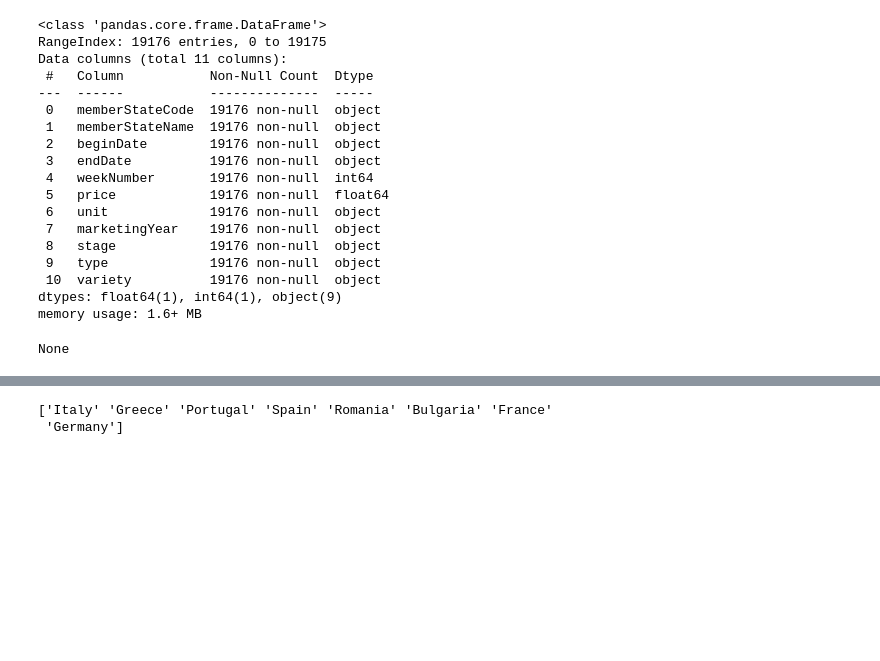
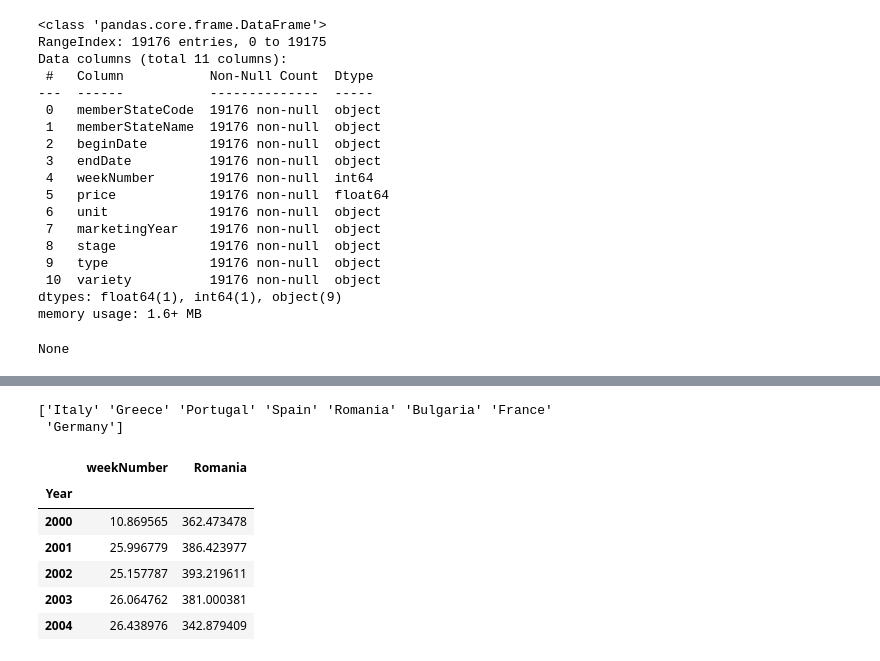
Before and after one commit to JohnsenClasses/final-project-schneider-thapa-koirala, a Jupyter notebook: euriceinfo.ipynb, the cells around one changed output, grey strips where cells are left out. Saved outputs shown, nothing was run; the diff lists cells and outputs as text; code cells hidden in the pictures; blank space fills up the shorter version.

```diff
--- a/euriceinfo.ipynb
+++ b/euriceinfo.ipynb
@@ -78,25 +74,33 @@ display(df_ricebyyear.sort_values("memberStateName"))
 # %%
 #Filtering data for rice price in each country
 print(df_ricebyyear.memberStateName.unique())
 df_Italy=df_ricebyyear[["memberStateName", "price"]].query("memberStateName=='Italy'")
 Italy=df_Italy.groupby(["Year"]).mean().rename(columns={"price":"Italy"})
 df_Greece=df_ricebyyear[["memberStateName", "price"]].query("memberStateName=='Greece'")
 Greece=df_Greece.groupby(["Year"]).mean().rename(columns={"price":"Greece"})
 df_Spain=df_ricebyyear[["memberStateName", "price"]].query("memberStateName=='Spain'")
 Spain=df_Spain.groupby(["Year"]).mean().rename(columns={"price":"Spain"})
 df_Portugal=df_ricebyyear[["memberStateName", "price"]].query("memberStateName=='Portugal'")
 Portugal=df_Portugal.groupby(["Year"]).mean().rename(columns={"price":"Portugal"})
 df_Bulgaria=df_ricebyyear[["memberStateName", "price"]].query("memberStateName=='Bulgaria'")
 Bulgaria=df_Bulgaria.groupby(["Year"]).mean().rename(columns={"price":"Bulgaria"})
 df_France=df_ricebyyear[["memberStateName", "price"]].query("memberStateName=='France'")
 France=df_France.groupby(["Year"]).mean().rename(columns={"price":"France"})
 df_Germany=df_ricebyyear[["memberStateName", "price"]].query("memberStateName=='Germany'")
 Germany=df_Germany.groupby(["Year"]).mean().rename(columns={"price":"Germany"})
 df_Romania=df_ricebyyear.groupby(["Year"]).mean().rename(columns={"price":"Romania"})
 Romania=df_Romania.groupby(["Year"]).mean().rename(columns={"price":"Romania"})
+display(Romania.head())
 # %% [output]
 ['Italy' 'Greece' 'Portugal' 'Spain' 'Romania' 'Bulgaria' 'France'
  'Germany']
+|  | weekNumber | Romania |
+| Year |  |  |
+| 2000 | 10.869565 | 362.473478 |
+| 2001 | 25.996779 | 386.423977 |
+| 2002 | 25.157787 | 393.219611 |
+| 2003 | 26.064762 | 381.000381 |
+| 2004 | 26.438976 | 342.879409 |
 # %%
 fig, ax = plt.subplots(figsize=(17, 11))
 ax.plot(Italy.index, Italy["Italy"], label="Italy", linewidth=3)
```
Also changed, not shown: parts of 6 cells of this notebook, 2 other files.
